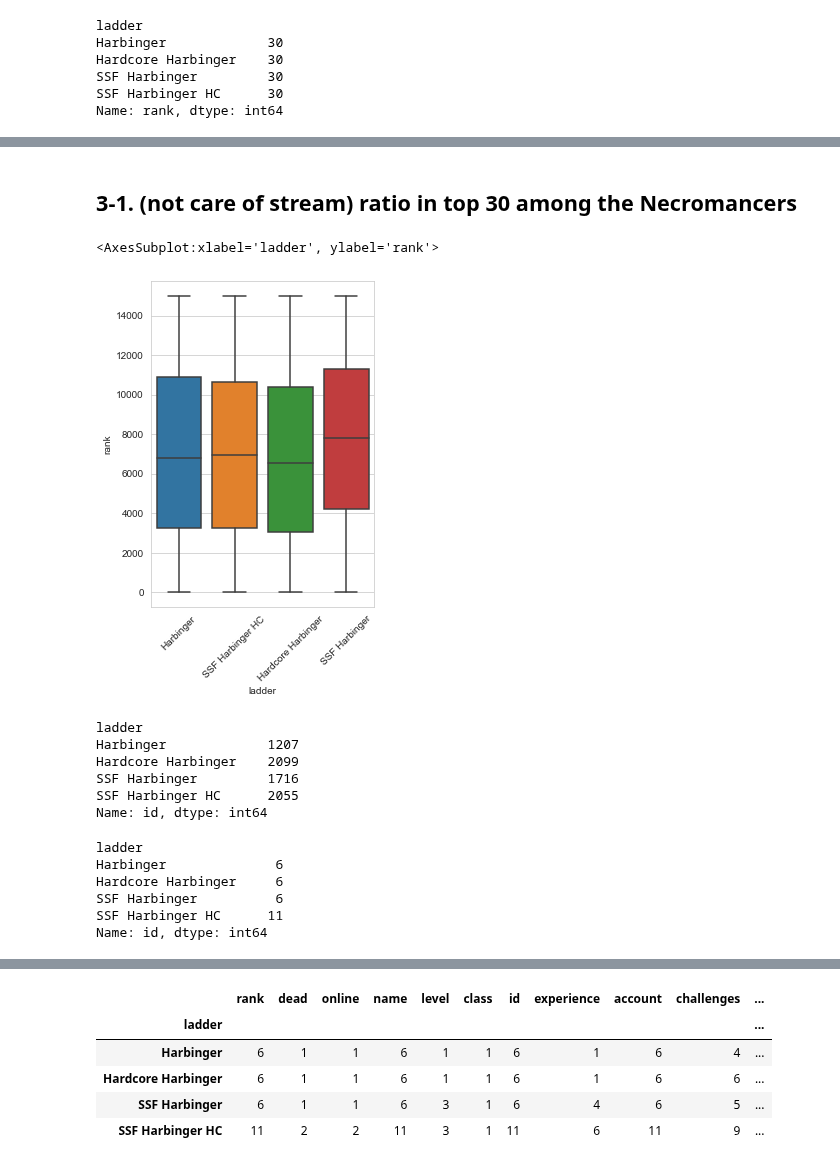
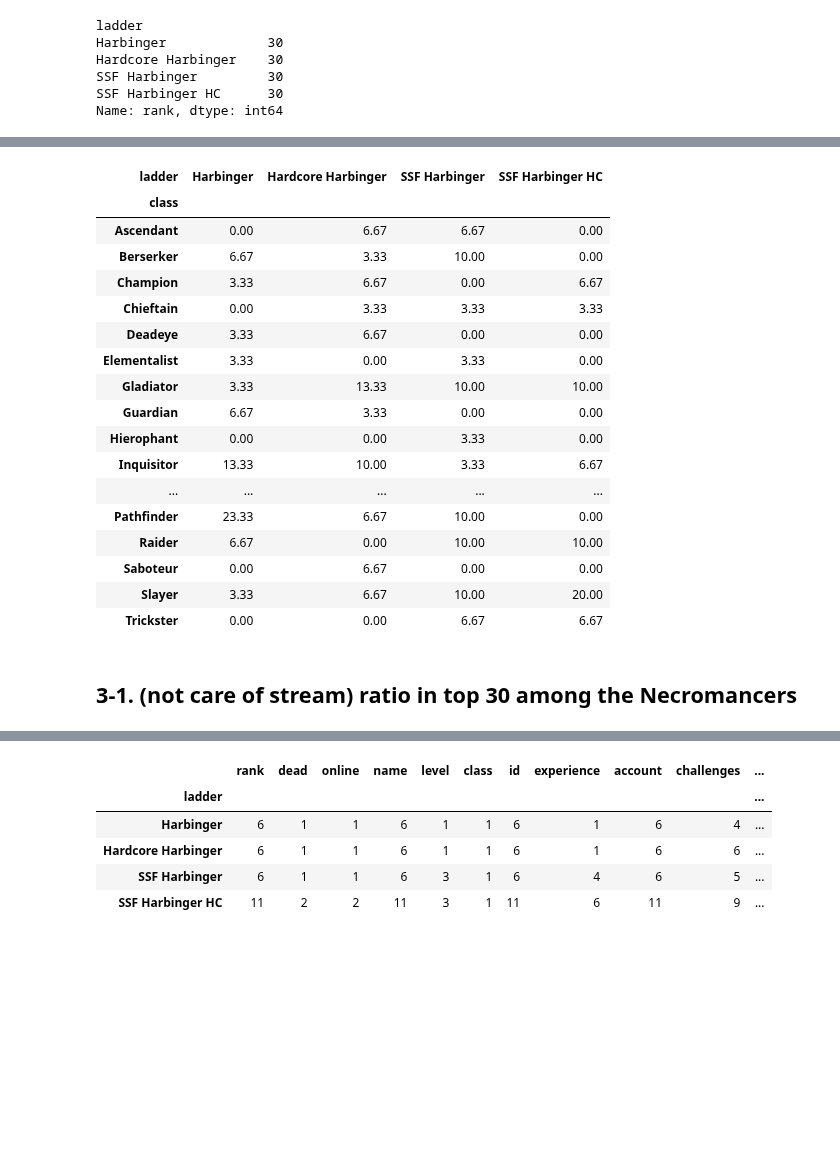
Before and after one commit to Angela-Park-JE/TIL_ver1, a Jupyter notebook: ToyPJT-POE_user/POE_rankers_analysis.ipynb, the cells around one changed output, grey strips where cells are left out. Cells and saved outputs as stored; diff of their text form; code cells hidden in the pictures; blank space fills up the shorter version.

```diff
--- a/ToyPJT-POE_user/POE_rankers_analysis.ipynb
+++ b/ToyPJT-POE_user/POE_rankers_analysis.ipynb
@@ -820,2 +846,26 @@ Name: rank, dtype: int64
+# %%
+# in top 30 classes ratio
+
+df[df['rank'] <=30].pivot_table(columns = 'ladder', index = 'class',
+                                aggfunc = 'count', fill_value = 0)['id'] / 30*100
+# %% [output]
+| ladder | Harbinger | Hardcore Harbinger | SSF Harbinger | SSF Harbinger HC |
+| class |  |  |  |  |
+| Ascendant | 0.00 | 6.67 | 6.67 | 0.00 |
+| Berserker | 6.67 | 3.33 | 10.00 | 0.00 |
+| Champion | 3.33 | 6.67 | 0.00 | 6.67 |
+| Chieftain | 0.00 | 3.33 | 3.33 | 3.33 |
+| Deadeye | 3.33 | 6.67 | 0.00 | 0.00 |
+| Elementalist | 3.33 | 0.00 | 3.33 | 0.00 |
+| Gladiator | 3.33 | 13.33 | 10.00 | 10.00 |
+| Guardian | 6.67 | 3.33 | 0.00 | 0.00 |
+| Hierophant | 0.00 | 0.00 | 3.33 | 0.00 |
+| Inquisitor | 13.33 | 10.00 | 3.33 | 6.67 |
+| ... | ... | ... | ... | ... |
+| Pathfinder | 23.33 | 6.67 | 10.00 | 0.00 |
+| Raider | 6.67 | 0.00 | 10.00 | 10.00 |
+| Saboteur | 0.00 | 6.67 | 0.00 | 0.00 |
+| Slayer | 3.33 | 6.67 | 10.00 | 20.00 |
+| Trickster | 0.00 | 0.00 | 6.67 | 6.67 |
 # %% [markdown]
 ## 3-1. (not care of stream) ratio in top 30 among the Necromancers
@@ -825,31 +871,0 @@ df_Nec30 = df_Nec[df_Nec['rank']<=30]
-# %%
-# Necromancers rank boxplot by ladder
-
-plt.figure(figsize=(4,6))
-plt.xticks(rotation=45, fontsize=10)
-sns.boxplot(data = df_Nec, x = 'ladder', y = 'rank')
-# %% [output]
-<AxesSubplot:xlabel='ladder', ylabel='rank'>
-[figure, removed]
-# %%
-# All Necromancers by ladder
-
-df_Nec.groupby('ladder')['id'].count()
-# %% [output]
-ladder
-Harbinger             1207
-Hardcore Harbinger    2099
-SSF Harbinger         1716
-SSF Harbinger HC      2055
-Name: id, dtype: int64
-# %%
-# Necromancers Who are in top 30 by ladder
-
-df_Nec30.groupby('ladder')['id'].count()
-# %% [output]
-ladder
-Harbinger              6
-Hardcore Harbinger     6
-SSF Harbinger          6
-SSF Harbinger HC      11
-Name: id, dtype: int64
```
Also changed, not shown: parts of 19 cells of this notebook.
